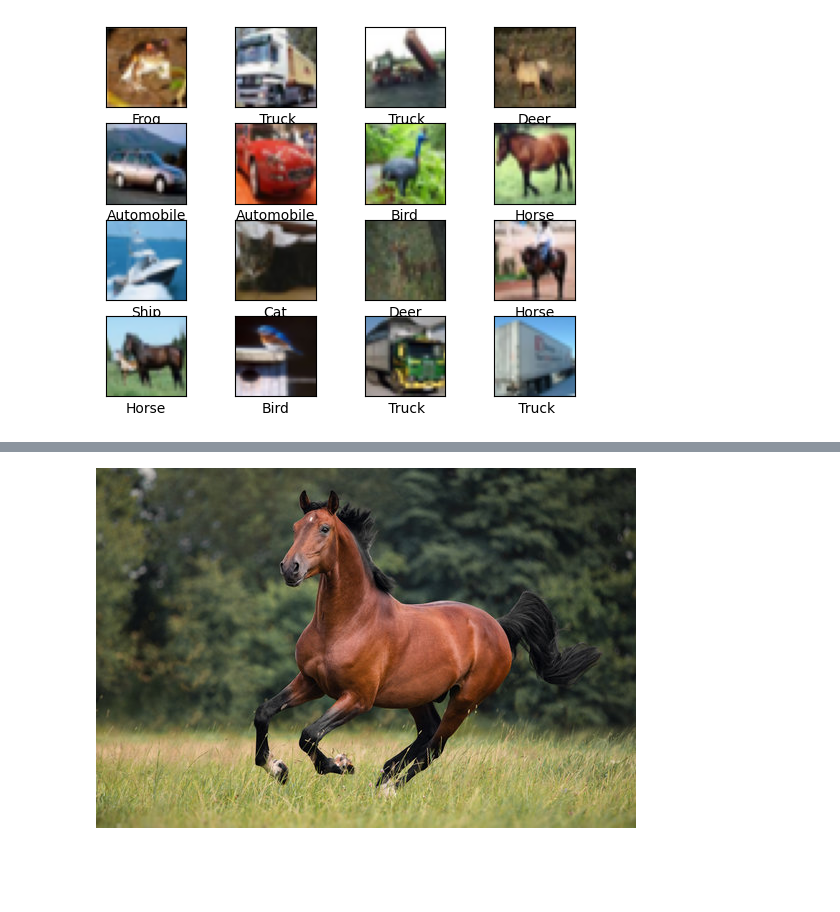
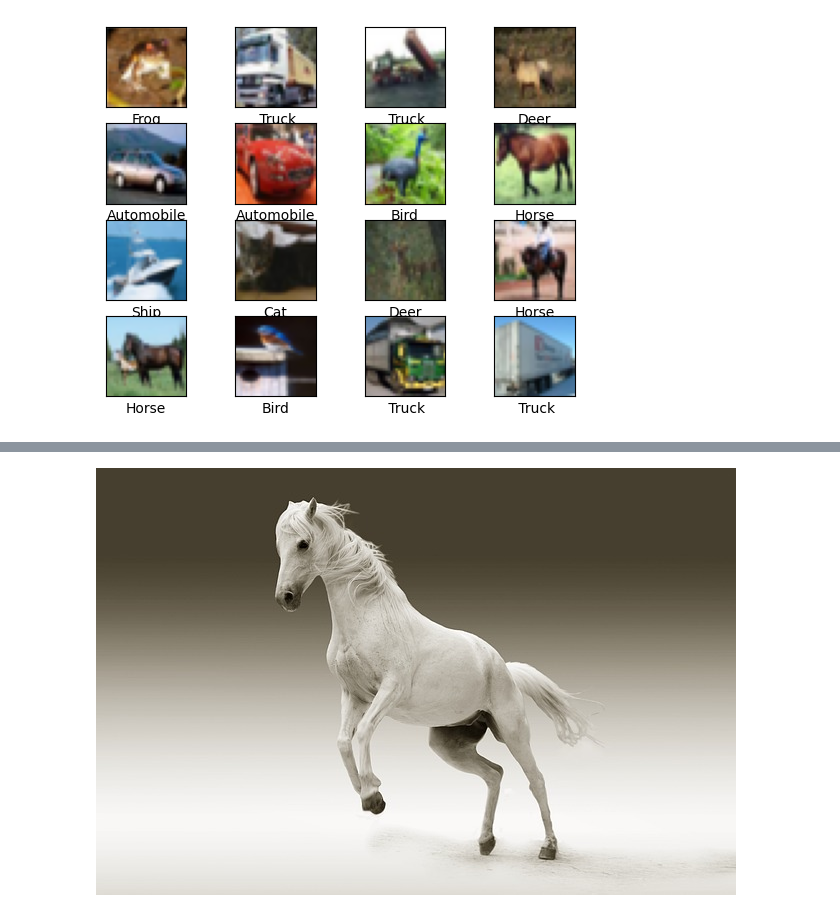
Before and after one commit to Iam-whizzy/DataScience, a Jupyter notebook: ImageClassification.ipynb, the cells around one changed output, grey strips where cells are left out. Drawn from its saved outputs; the diff is of its cells as text; code cells hidden in the pictures; blank space fills up the shorter version.

```diff
--- a/ImageClassification.ipynb
+++ b/ImageClassification.ipynb
@@ -134,9 +132,9 @@ Mounted at /content/drive
 # %%
 # Display the image
 
 import glob
 from IPython.display import Image, display
-for image in glob.glob("/content/horse.jpg"):
+for image in glob.glob("/content/horse2.jpg"):
   display(Image(filename = image))
 # %% [output]
-[figure, old version]
+[figure, new version]
```
Also changed, not shown: parts of 9 cells of this notebook.
